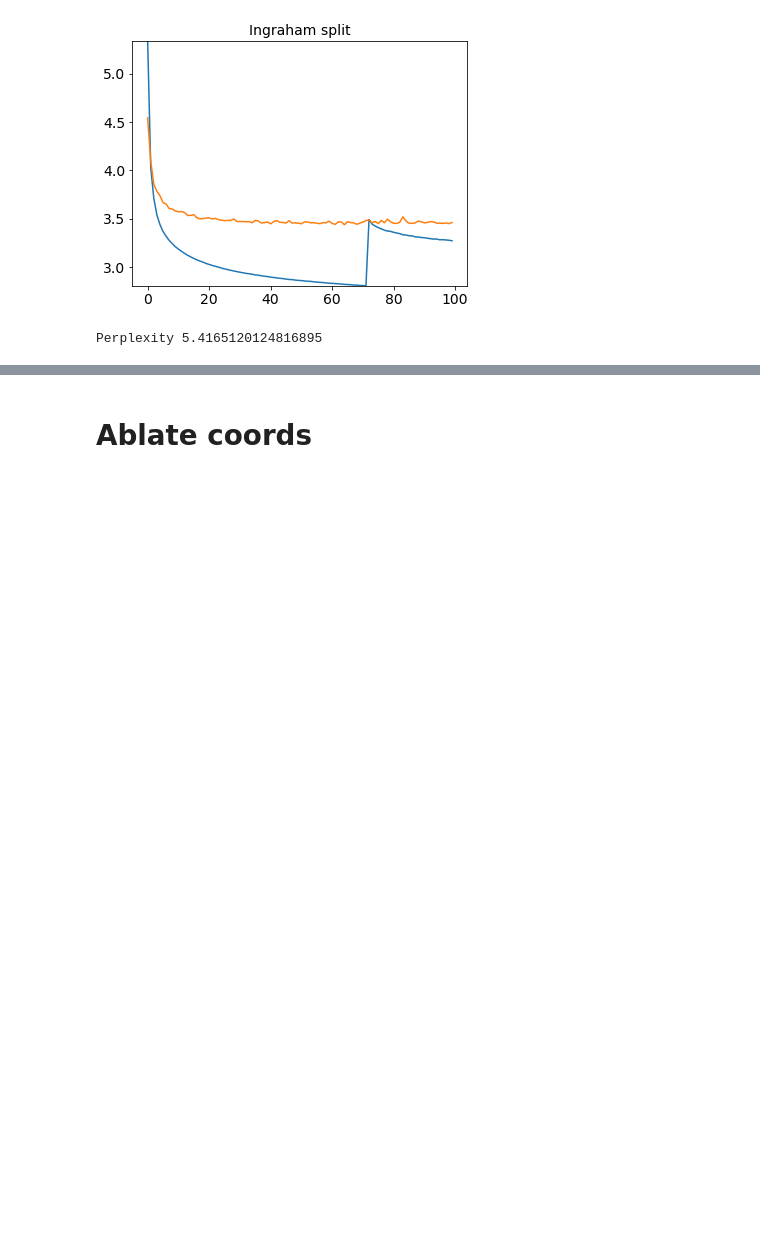
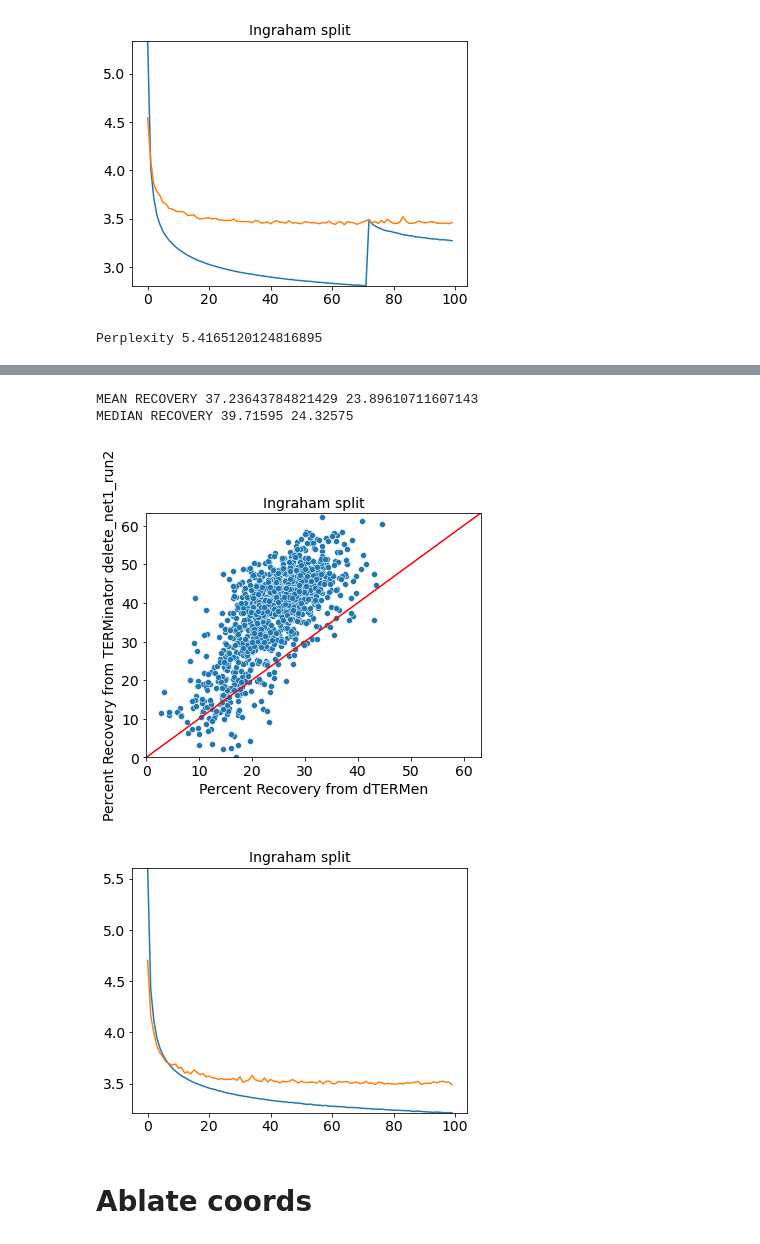
Before and after one commit to alexjli/terminator_public, a Jupyter notebook: analysis/ingraham_runs_analysis.ipynb, the cells around one changed output, grey strips where cells are left out. Saved outputs shown, nothing was run; the diff lists cells and outputs as text; code cells hidden in the pictures; blank space fills up the shorter version.

```diff
--- a/analysis/ingraham_runs_analysis.ipynb
+++ b/analysis/ingraham_runs_analysis.ipynb
@@ -73,3 +106,10 @@ Perplexity 5.4165120124816895
+# %%
+fold_analysis("delete_net1_run2")
+# %% [output]
+MEAN RECOVERY 37.23643784821429 23.89610711607143
+MEDIAN RECOVERY 39.71595 24.32575
+[figure, added]
+[figure, added]
 # %% [markdown]
 # Ablate coords
 # %%
```
Also changed, not shown: parts of 37 cells of this notebook, 1 other file.
